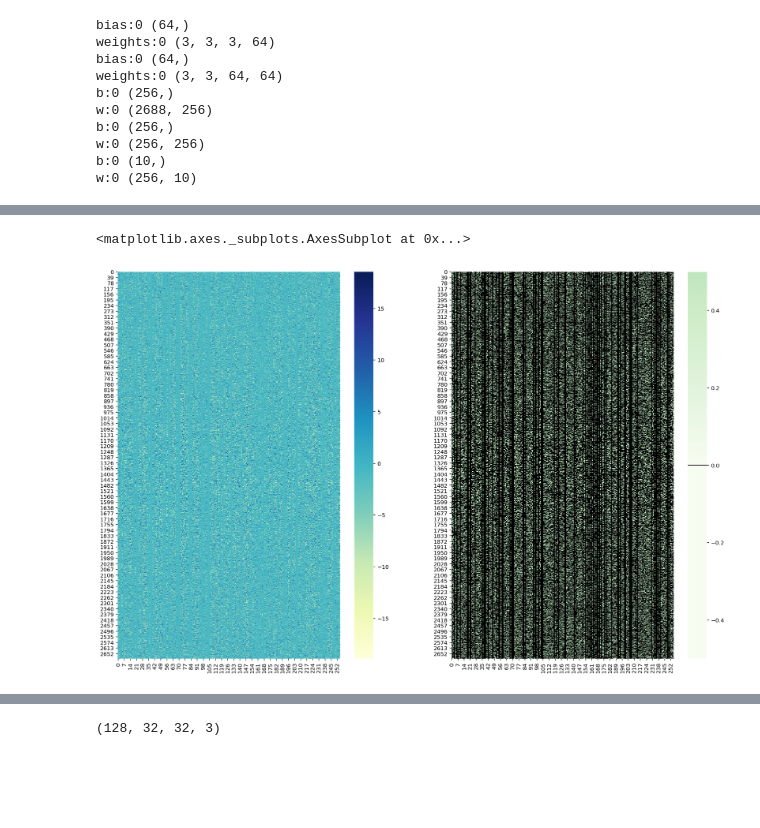
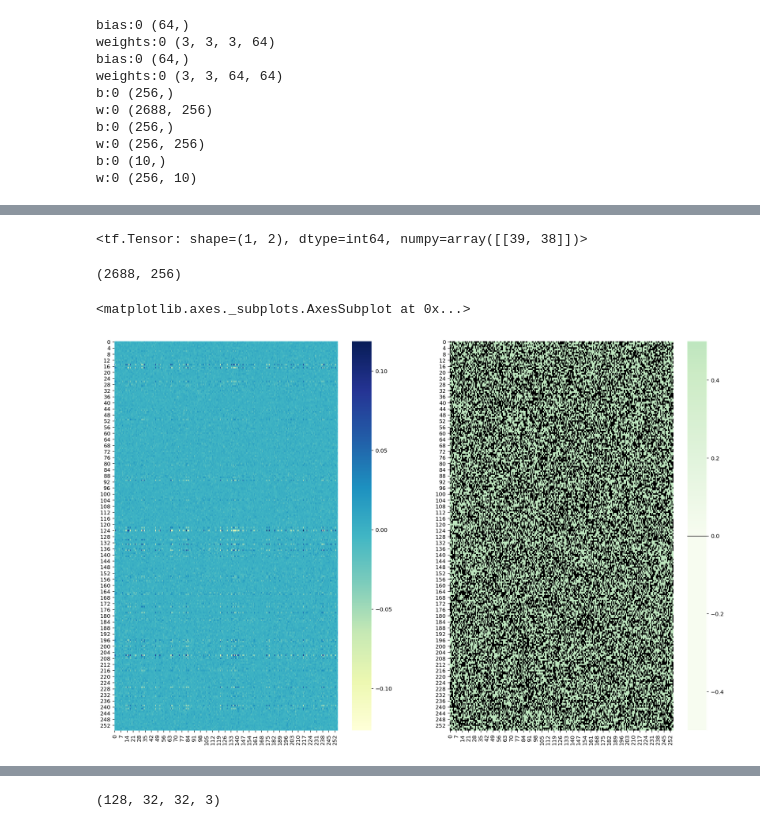
Before and after one commit to kosnil/signed_supermasks, a Jupyter notebook: supermask_experiments_cnn.ipynb, the cells around one changed output, grey strips where cells are left out. Cells and saved outputs as stored; diff of their text form; code cells hidden in the pictures; blank space fills up the shorter version.

```diff
--- a/supermask_experiments_cnn.ipynb
+++ b/supermask_experiments_cnn.ipynb
@@ -281,0 +448,2 @@ Feed Forward with shape:  (256, 10)
+# %%
+conv2_mask, initial_weights = init.set_weights_man(conv2_mask, mode="uniform", constant=1, mu=MU, sigma=-1, mu_bi=MU_BI, sigma_bi=SIGMA_BI, save_to="", weight_as_constant=False, set_mask=True)
@@ -298,19 +486,3 @@ def just_eval(model, ds_test):
 
     print(f"Evaluation Loss: {eval_loss_mean.result().numpy()}")
     print(f"Evaluation Accuracy: {eval_acc.result().numpy()}")
-# %%
-class ModelTrainer():
-    def __init__(self, model, lr):
-        self.model = model
-        self.loss_fn = tf.keras.losses.CategoricalCrossentropy()
-        self.optimizer = tf.keras.optimizers.SGD(learning_rate=lr, momentum=0.9)
-
-    @tf.function
-    def train_step(self, x_batch, y_batch):
-        with tf.GradientTape() as tape:
-            predicted = self.model(x_batch, training=True)
-            loss = self.loss_fn(y_batch, predicted)
-
-        gradients = tape.gradient(loss, self.model.trainable_variables)
-        self.optimizer.apply_gradients(zip(gradients, self.model.trainable_variables))
-        return loss, predicted
@@ -346,0 +489,5 @@ plt.plot(arr)
+# %%
+r_schedule = tf.keras.optimizers.schedules.ExponentialDecay(10., decay_steps=100000, decay_rate=0.99, staircase=True)
+mt = ModelTrainer(conv2_mask, lr=.04, ds_train = ds_train_cif10, ds_test = ds_test_cif10)
+# %%
+mt.train(epochs=200)
@@ -509,9 +773,18 @@ import seaborn as sns
+# %%
+tf.matmul(x,w, transpose_a=True)
+# %% [output]
+<tf.Tensor: shape=(1, 2), dtype=int64, numpy=array([[39, 38]])>
+# %%
+mt.model.layers[4].shape
+# %% [output]
+(2688, 256)
 # %%
+layer = 5
 plt.figure(figsize=(20,13))
 plt.subplot(1,2,1)
-sns.heatmap(conv2_mask.layers[4].mask.numpy(),cbar=True, cmap="YlGnBu")
+sns.heatmap(mt.model.layers[layer].mask.numpy(),cbar=True, cmap="YlGnBu")
 plt.subplot(1,2,2)
-sns.heatmap(conv2_mask.layers[4].bernoulli_mask.numpy(),cmap=cmap, vmin=-0.5, vmax=0.5)
+sns.heatmap(mt.model.layers[layer].bernoulli_mask.numpy(),cmap=cmap, vmin=-0.5, vmax=0.5)
 # %% [output]
 <matplotlib.axes._subplots.AxesSubplot at 0x...>
-[figure, old version]
+[figure, new version]
```
Also changed, not shown: parts of 77 cells of this notebook, 3 other files.
